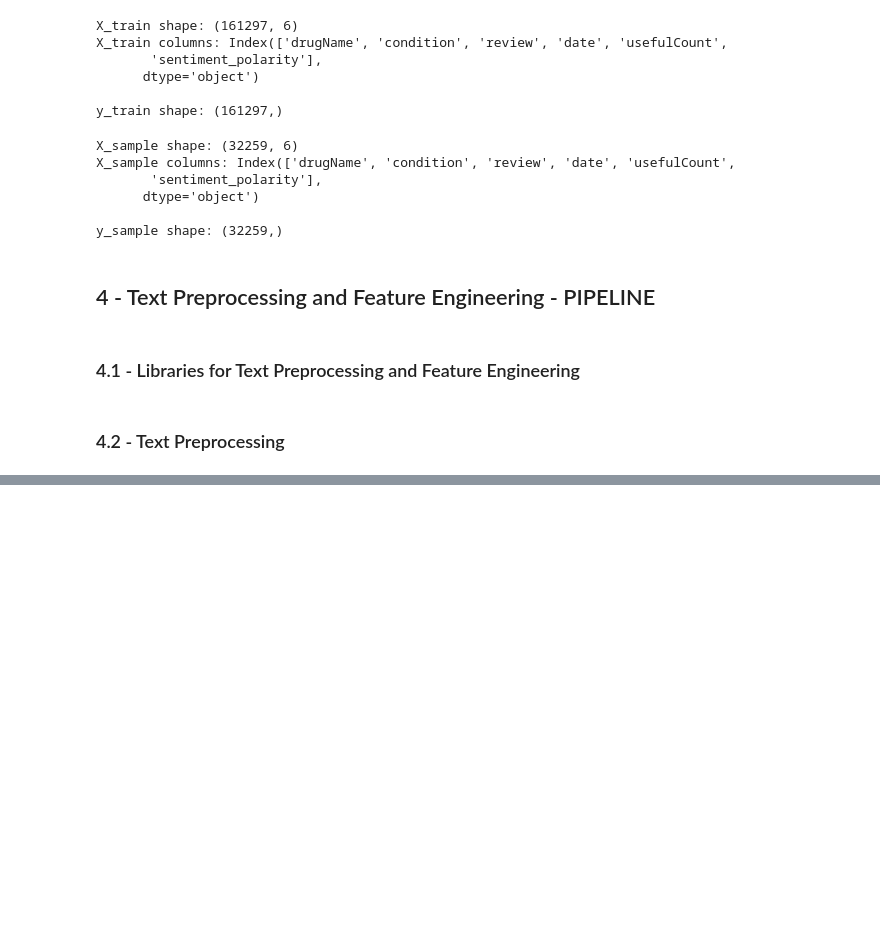
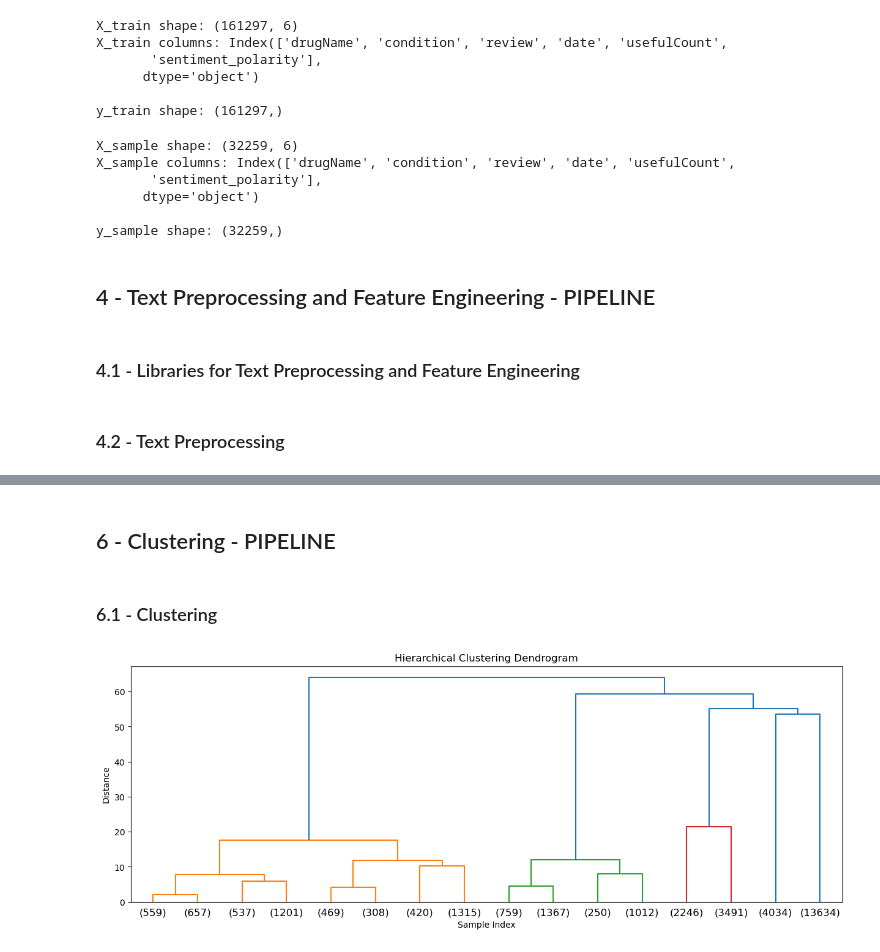
Before and after one commit to sean7x/medicinal-narratives, a Jupyter notebook: data_prep_eda.ipynb, the cells around one changed output, grey strips where cells are left out. Cells and saved outputs as stored; diff of their text form; code cells hidden in the pictures; blank space fills up the shorter version.

Commit message:
Topic modeling with LDA (sklearn) and clustering with Hierarchical Clustering

```diff
--- a/data_prep_eda.ipynb
+++ b/data_prep_eda.ipynb
@@ -384,2 +388,7 @@ def preprocess_text(row):
 
     return lemmatized_text
+# %%
+# Process the condition and review text
+#X_sample['procd_conditon'] = X_sample['condition'].apply(preprocess_text)
+X_sample['procd_review'] = X_sample['review'].apply(preprocess_text)
+X_sample
@@ -385,0 +411,13 @@ def preprocess_text(row):
+# %%
+# Create a CountVectorizer object
+bow_vectorizer = CountVectorizer(
+    #min_df=5,  # Ignore terms that appear in less than 5 documents
+    max_df=0.9, # Ignore terms that appear in more than 90% of the documents
+    #stop_words='english', # Remove English stopwords
+    #lowercase=True, # Convert all words to lowercase
+    #token_pattern='[a-zA-Z\-][a-zA-Z\-]{2,}' # Match words that contain 3 or more characters preceded or followed by a hyphen
+)
+# %%
+# Vectorize the processed condtion and review text
+#X_sample['condition_bow'] = bow_vectorizer.fit_transform(X_sample['procd_conditon'])
+review_bow = bow_vectorizer.fit_transform(X_sample['procd_review'])
@@ -385,0 +431,9 @@ def preprocess_text(row):
+# %%
+# Apply LDA to the review bag-of-words
+num_topics = 10
+lda_model = LDA(n_components=num_topics, # Number of topics
+                random_state=42, # Random state
+                evaluate_every=1, # Compute perplexity every iteration
+                n_jobs=-1, # Use all available CPUs
+                verbose=1) # Print progress
+lda_output = lda_model.fit_transform(review_bow)
@@ -385,0 +487,4 @@ def preprocess_text(row):
+# %% [markdown]
+## 6 - Clustering - PIPELINE
+# %% [markdown]
+### 6.1 - Clustering
@@ -385,0 +504,13 @@ def preprocess_text(row):
+# %%
+# Apply Hierarchical Clustering
+linkage_matrix = linkage(lda_output, method='ward')
+
+# Plot the dendrogram
+plt.figure(figsize=(15, 5))
+dendrogram(linkage_matrix, truncate_mode='level', p=3)
+plt.title('Hierarchical Clustering Dendrogram')
+plt.xlabel('Sample Index')
+plt.ylabel('Distance')
+plt.show()
+# %% [output]
+[figure, added]
```
Also changed, not shown: parts of 26 cells of this notebook.
